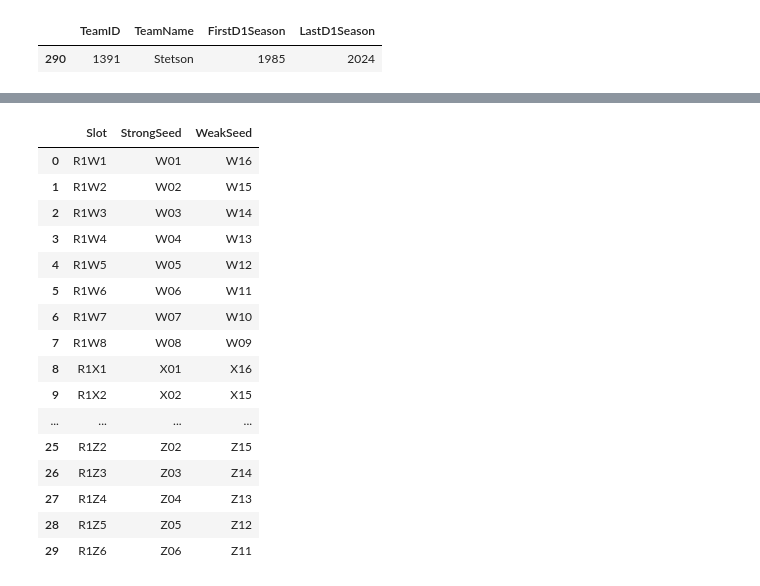
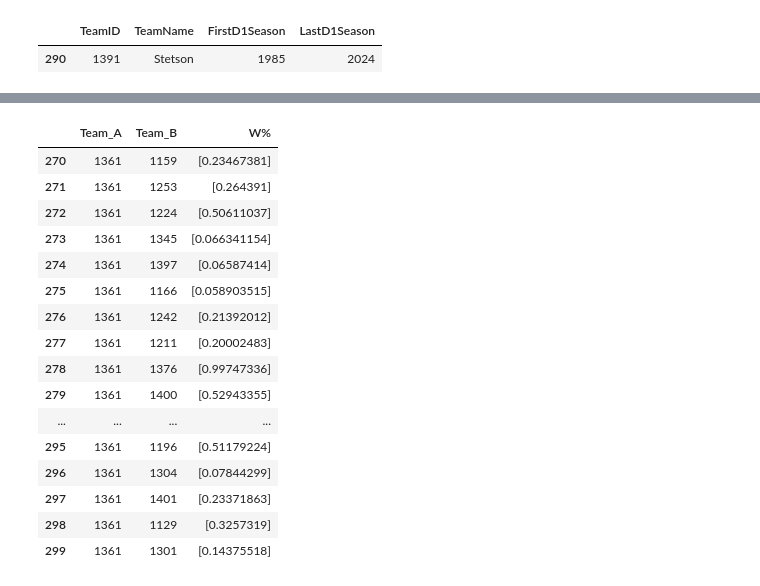
Before and after one commit to jacksonmlukas/marchmadness2024, a Jupyter notebook: neuralnetpredictor.ipynb, the cells around one changed output, grey strips where cells are left out. Drawn from its saved outputs; the diff is of its cells as text; code cells hidden in the pictures.

```diff
--- a/neuralnetpredictor.ipynb
+++ b/neuralnetpredictor.ipynb
@@ -723,20 +769,20 @@ results[results["Slot"].str.contains("R1")][:12]
-# %%
-round_slots[:30]
-# %% [output]
-|  | Slot | StrongSeed | WeakSeed |
-| 0 | R1W1 | W01 | W16 |
-| 1 | R1W2 | W02 | W15 |
-| 2 | R1W3 | W03 | W14 |
-| 3 | R1W4 | W04 | W13 |
-| 4 | R1W5 | W05 | W12 |
-| 5 | R1W6 | W06 | W11 |
-| 6 | R1W7 | W07 | W10 |
-| 7 | R1W8 | W08 | W09 |
-| 8 | R1X1 | X01 | X16 |
-| 9 | R1X2 | X02 | X15 |
-| ... | ... | ... | ... |
-| 25 | R1Z2 | Z02 | Z15 |
-| 26 | R1Z3 | Z03 | Z14 |
-| 27 | R1Z4 | Z04 | Z13 |
-| 28 | R1Z5 | Z05 | Z12 |
-| 29 | R1Z6 | Z06 | Z11 |
+# %%
+weights[270:300]
+# %% [output]
+|  | Team_A | Team_B | W% |
+| 270 | 1361 | 1159 | [0.23467381] |
+| 271 | 1361 | 1253 | [0.264391] |
+| 272 | 1361 | 1224 | [0.50611037] |
+| 273 | 1361 | 1345 | [0.066341154] |
+| 274 | 1361 | 1397 | [0.06587414] |
+| 275 | 1361 | 1166 | [0.058903515] |
+| 276 | 1361 | 1242 | [0.21392012] |
+| 277 | 1361 | 1211 | [0.20002483] |
+| 278 | 1361 | 1376 | [0.99747336] |
+| 279 | 1361 | 1400 | [0.52943355] |
+| ... | ... | ... | ... |
+| 295 | 1361 | 1196 | [0.51179224] |
+| 296 | 1361 | 1304 | [0.07844299] |
+| 297 | 1361 | 1401 | [0.23371863] |
+| 298 | 1361 | 1129 | [0.3257319] |
+| 299 | 1361 | 1301 | [0.14375518] |
```
Also changed, not shown: parts of 10 cells of this notebook.
